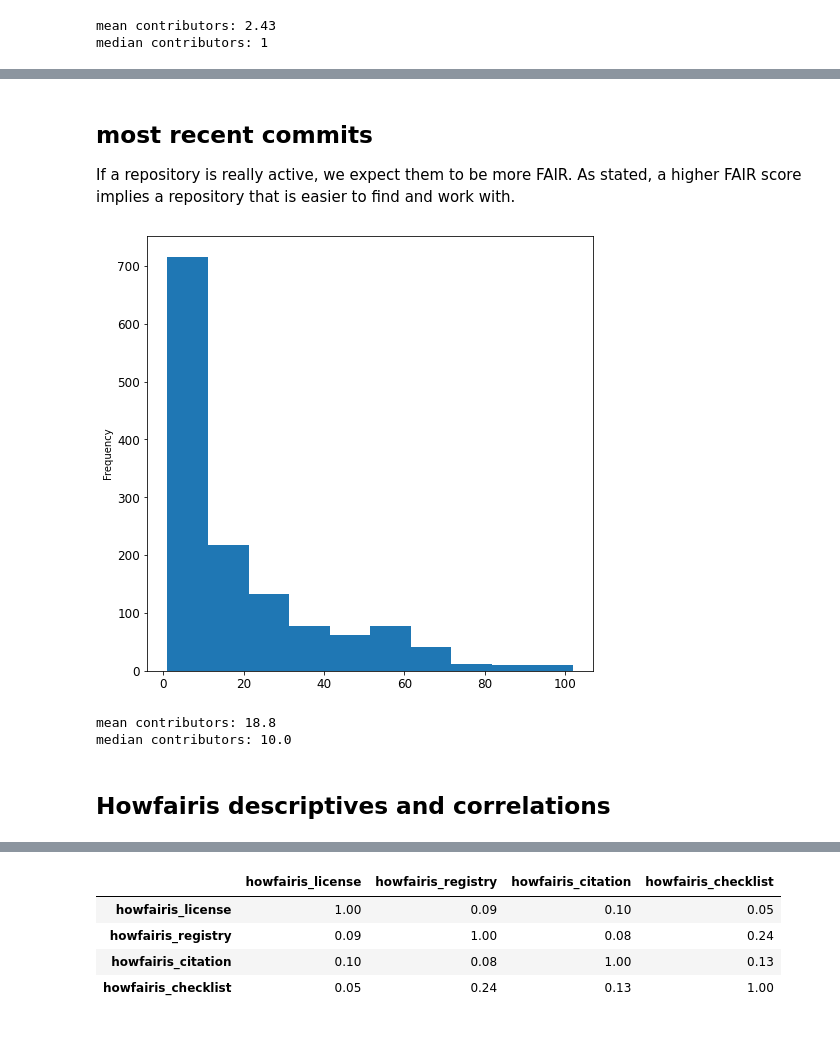
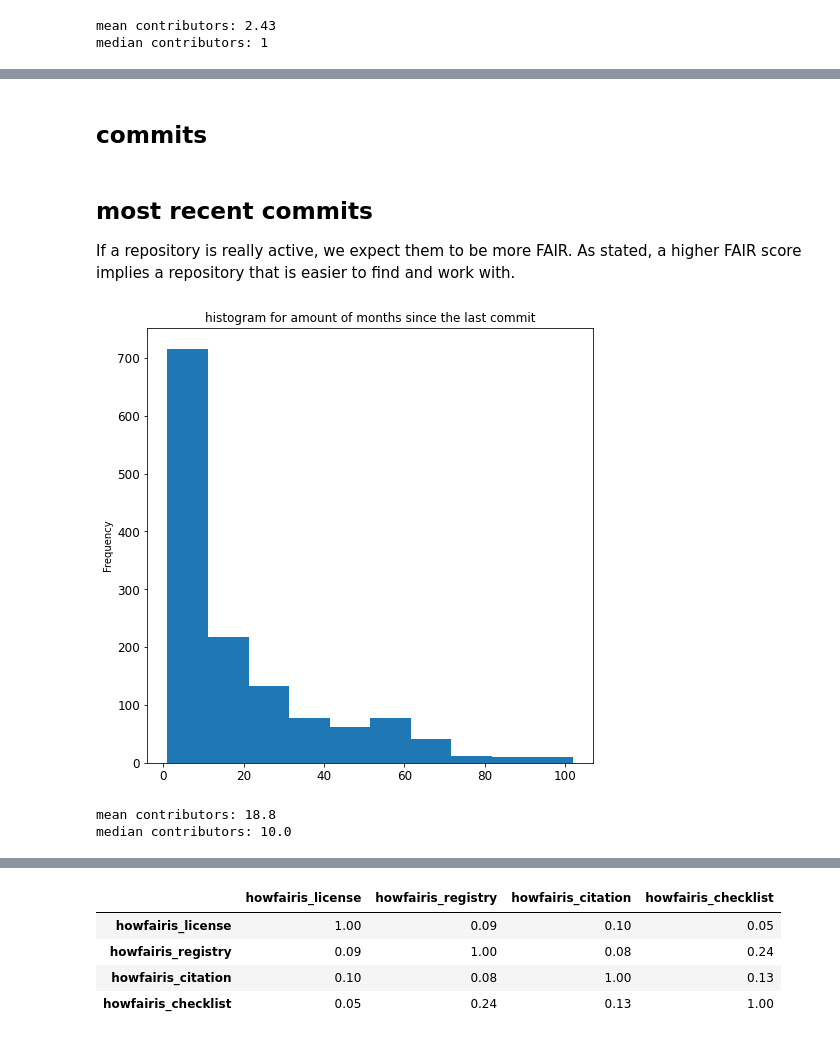
Before and after one commit to UtrechtUniversity/SWORDS-UU, a Jupyter notebook: repository_collection/repo_analysis.ipynb, the cells around one changed output, grey strips where cells are left out. Drawn from its saved outputs; the diff is of its cells as text; code cells hidden in the pictures.

```diff
--- a/repository_collection/repo_analysis.ipynb
+++ b/repository_collection/repo_analysis.ipynb
@@ -265,0 +334,2 @@ median contributors: 1
+# %% [markdown]
+## commits
@@ -278,15 +350,13 @@ for date_item in repos['updated_at']:
     months_ago_most_recent_commit.append(months_ago)
 repos['months_ago_most_recent_commit'] = months_ago_most_recent_commit
 # %%
-repos['months_ago_most_recent_commit'].plot(kind = 'hist', figsize = (8,8), fontsize = 12) #Add x-axis months ago
-plt.savefig('most_recent_commit_months.png')
+repos['months_ago_most_recent_commit'].plot(kind = 'hist', figsize = (8,8), fontsize = 12, title = 'histogram for amount of months since the last commit') #Add x-axis months ago
+plt.savefig('../graphs/most_recent_commit_months.png')
 # %% [output]
-[figure, old version]
+[figure, new version]
 # %%
 print('mean contributors: {:.1f}'.format(statistics.mean(repos['months_ago_most_recent_commit'])))
 print('median contributors: {}'.format(statistics.median(repos['months_ago_most_recent_commit'])))
 # %% [output]
 mean contributors: 18.8
 median contributors: 10.0
-# %% [markdown]
-## Howfairis descriptives and correlations
```
Also changed, not shown: parts of 35 cells of this notebook, 20 other files.
